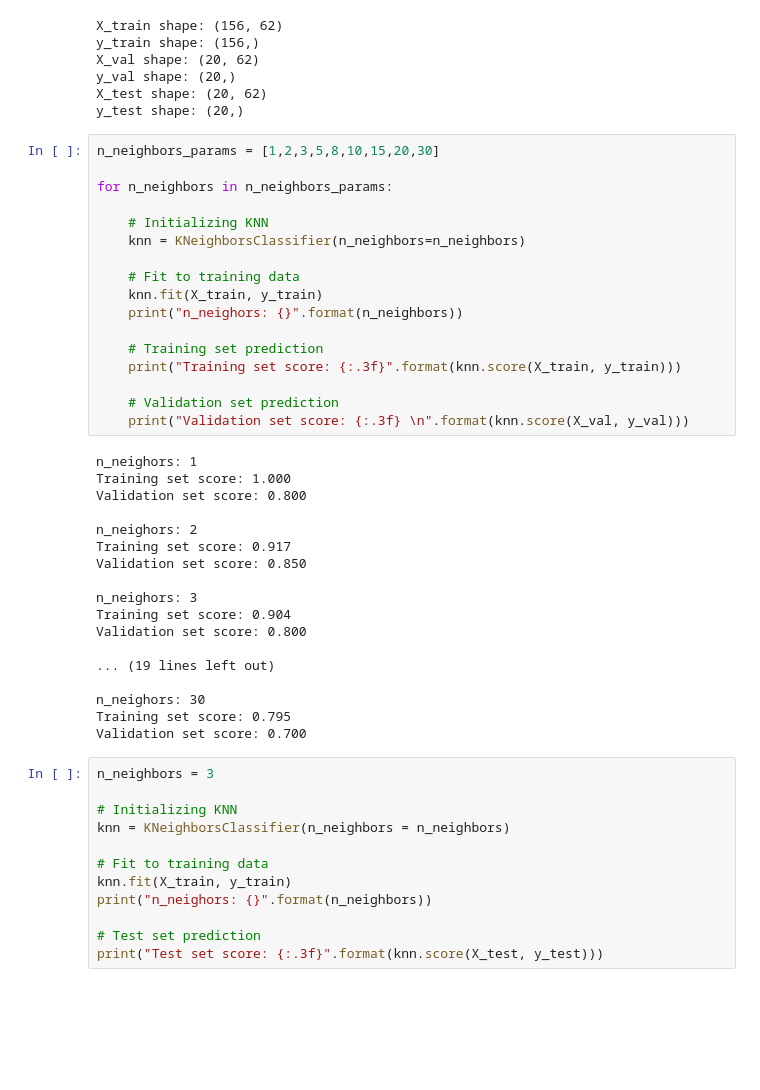
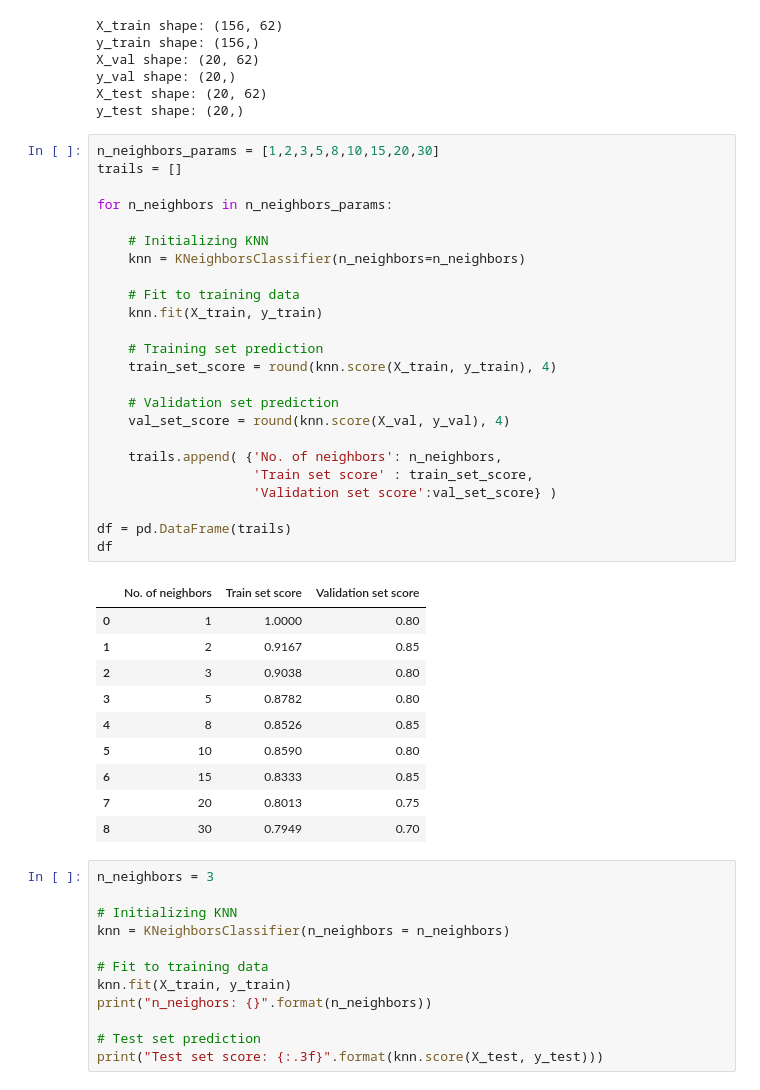
Before and after one commit to mirtanvirislam/Deep-Learning-Based-Glaucoma-Detection-with-Cropped-Optic-Cup-and-Disc-and-Blood-Vessel-Segmentation, a Jupyter notebook: Machine Learning Algorithms/GlaucomaM KNN v2.ipynb, the cells around one changed output. Saved outputs shown, nothing was run; the diff lists cells and outputs as text; blank space fills up the shorter version.

```diff
--- a/Machine Learning Algorithms/GlaucomaM KNN v2.ipynb
+++ b/Machine Learning Algorithms/GlaucomaM KNN v2.ipynb
@@ -104,39 +108,39 @@ X_test shape: (20, 62)
 y_test shape: (20,)
 # %%
 n_neighbors_params = [1,2,3,5,8,10,15,20,30]
+trails = []
 
 for n_neighbors in n_neighbors_params:
 
     # Initializing KNN
     knn = KNeighborsClassifier(n_neighbors=n_neighbors)
 
     # Fit to training data
     knn.fit(X_train, y_train)
-    print("n_neighors: {}".format(n_neighbors))
 
     # Training set prediction
-    print("Training set score: {:.3f}".format(knn.score(X_train, y_train)))
+    train_set_score = round(knn.score(X_train, y_train), 4)
 
     # Validation set prediction
-    print("Validation set score: {:.3f} \n".format(knn.score(X_val, y_val)))
+    val_set_score = round(knn.score(X_val, y_val), 4)
+
+    trails.append( {'No. of neighbors': n_neighbors,
+                    'Train set score' : train_set_score,
+                    'Validation set score':val_set_score} )
+
+df = pd.DataFrame(trails)
+df
 # %% [output]
-n_neighors: 1
-Training set score: 1.000
-Validation set score: 0.800
-
-n_neighors: 2
-Training set score: 0.917
-Validation set score: 0.850
-
-n_neighors: 3
-Training set score: 0.904
-Validation set score: 0.800
-
-... (19 lines left out)
-
-n_neighors: 30
-Training set score: 0.795
-Validation set score: 0.700
+|  | No. of neighbors | Train set score | Validation set score |
+| 0 | 1 | 1.0000 | 0.80 |
+| 1 | 2 | 0.9167 | 0.85 |
+| 2 | 3 | 0.9038 | 0.80 |
+| 3 | 5 | 0.8782 | 0.80 |
+| 4 | 8 | 0.8526 | 0.85 |
+| 5 | 10 | 0.8590 | 0.80 |
+| 6 | 15 | 0.8333 | 0.85 |
+| 7 | 20 | 0.8013 | 0.75 |
+| 8 | 30 | 0.7949 | 0.70 |
 # %%
 n_neighbors = 3
 
```
Also changed, not shown: parts of 2 cells of this notebook.
